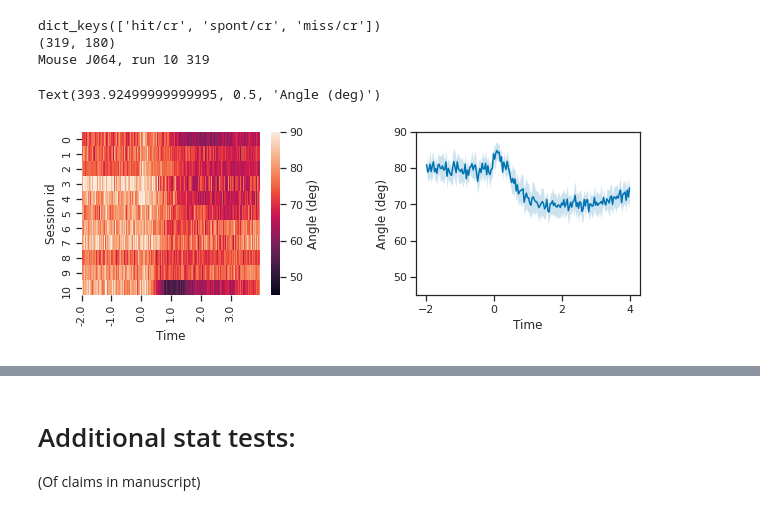
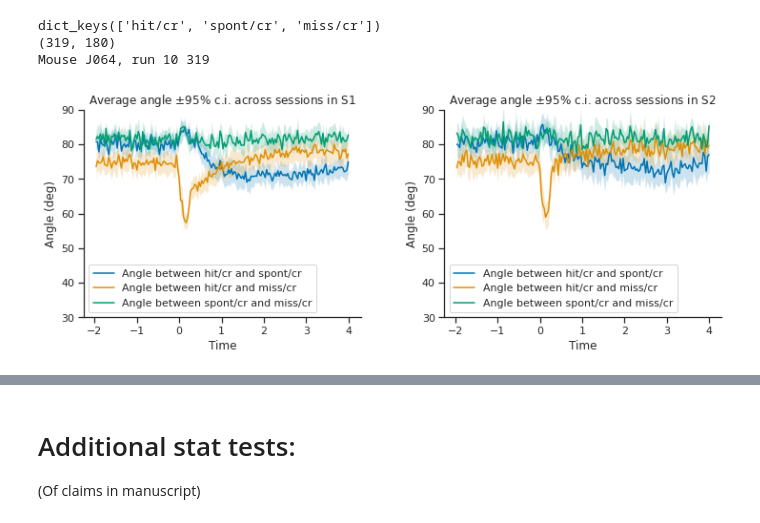
Before and after one commit to Packer-Lab/popping-off, a Jupyter notebook: notebooks/Paper Figures/Figure3.ipynb, the cells around one changed output, grey strips where cells are left out. Saved outputs shown, nothing was run; the diff lists cells and outputs as text; code cells hidden in the pictures.

```diff
--- a/notebooks/Paper Figures/Figure3.ipynb
+++ b/notebooks/Paper Figures/Figure3.ipynb
@@ -449,22 +451,18 @@ for i_ss, ss_sign in enumerate(list_ss):
-# %%
-fig, ax = plt.subplots(1, 2, figsize=(10, 3), gridspec_kw={'wspace': 0.5})
-time_axis = tp_dict['decoders']
-xtick_hm = np.arange(0, 180, 30).astype('int')
-sns.heatmap(angle_arr, vmin=45, vmax=90, ax=ax[0],
-            cbar_kws={'label': 'Angle (deg)'})
-ax[0].set_xlabel('Time')
-ax[0].set_ylabel('Session id')
-ax[0].set_xticks(xtick_hm)
-ax[0].set_xticklabels([np.round(time_axis[xx], 1) for xx in xtick_hm])
-
-angle_ci = angle_arr.std(0) / np.sqrt(len(list_ss)) * 1.96
-ax[1].plot(time_axis, angle_arr.mean(0))
-ax[1].fill_between(x=time_axis, y1=angle_arr.mean(0) - angle_ci,
-                    y2=angle_arr.mean(0) + angle_ci, alpha=0.2)
-ax[1].set_ylim([45, 90])
-ax[1].set_xlabel('Time')
-ax[1].set_ylabel('Angle (deg)')
-# pop.add_ps_artefact(ax=ax[1])
-# %% [output]
-Text(393.92499999999995, 0.5, 'Angle (deg)')
-[figure, removed]
+# %%
+fig, ax_angle = plt.subplots(1, 2, figsize=(12, 4), gridspec_kw={'wspace': 0.3})
+
+dec_combi_list = [['hit/cr', 'spont/cr'], ['hit/cr', 'miss/cr'], ['spont/cr', 'miss/cr']]
+
+for i_reg, reg in enumerate(['s1', 's2']):
+
+    for i_combi, combi in enumerate(dec_combi_list):
+        dec_1 = combi[0]
+        dec_2 = combi[1]
+        pop.plot_angle_between_decoders(decoder_weights_angle=decoder_weights_angle,
+                                        tp_dict=tp_dict, reg=reg,
+                                        show_heatmap=False, ax_angle_trace=ax_angle[i_reg],
+                                        dec_1=dec_1, dec_2=dec_2)
+    ax_angle[i_reg].set_ylim([30, 90])
+    pop.despine(ax_angle[i_reg])
+# %% [output]
+[figure, added]
```
Also changed, not shown: parts of 11 cells of this notebook, 5 other files.
